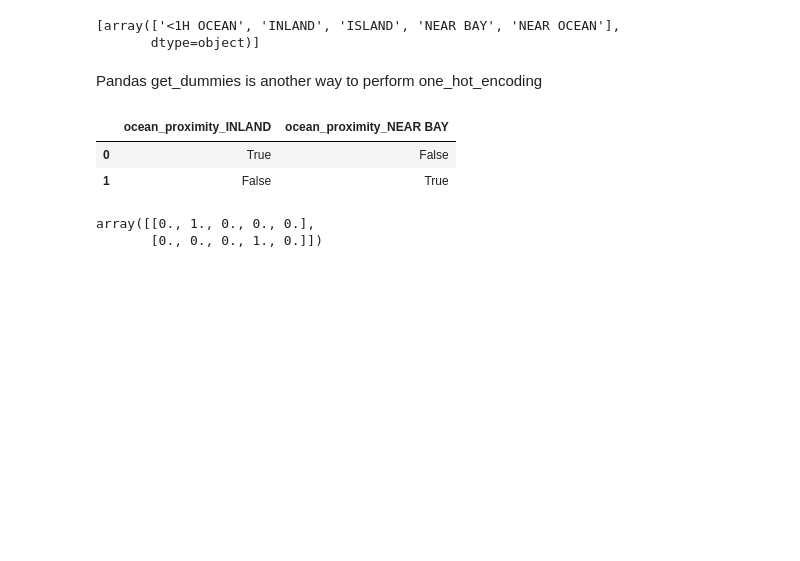
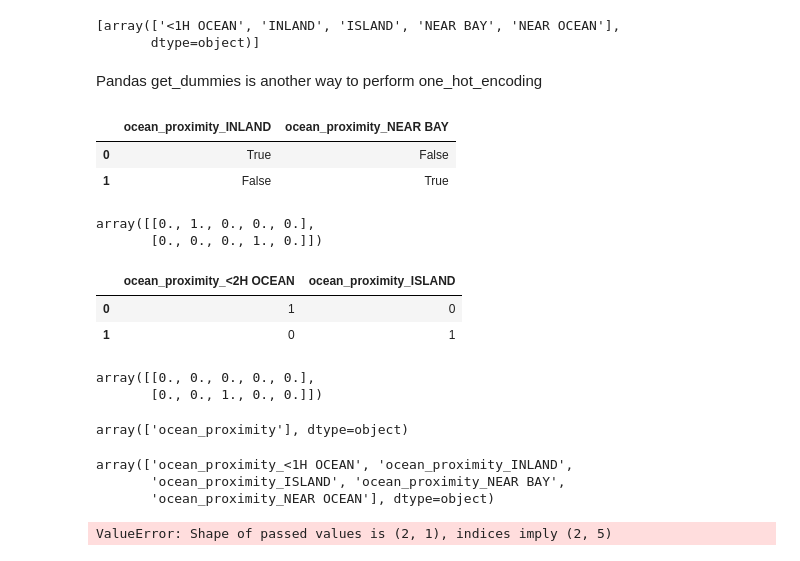
Before and after one commit to KennedyMungai/hands_on_machine_learning, a Jupyter notebook: california_housing_census_data.ipynb, the cells around one changed output. Cells and saved outputs as stored; diff of their text form; code cells hidden in the pictures; blank space fills up the shorter version.

```diff
--- a/california_housing_census_data.ipynb
+++ b/california_housing_census_data.ipynb
@@ -560,3 +560,34 @@ cat_encoder.transform(df_test).toarray()
 # %% [output]
 array([[0., 1., 0., 0., 0.],
        [0., 0., 0., 1., 0.]])
+# %%
+df_test_unknown = pd.DataFrame({'ocean_proximity': ['<2H OCEAN', 'ISLAND']})
+# %%
+pd.get_dummies(df_test_unknown, dtype=int)
+# %% [output]
+|  | ocean_proximity_<2H OCEAN | ocean_proximity_ISLAND |
+| 0 | 1 | 0 |
+| 1 | 0 | 1 |
+# %%
+cat_encoder.handle_unknown = 'ignore'
+cat_encoder.transform(df_test_unknown).toarray()
+# %% [output]
+array([[0., 0., 0., 0., 0.],
+       [0., 0., 1., 0., 0.]])
+# %%
+cat_encoder.feature_names_in_
+# %% [output]
+array(['ocean_proximity'], dtype=object)
+# %%
+cat_encoder.get_feature_names_out()
+# %% [output]
+array(['ocean_proximity_<1H OCEAN', 'ocean_proximity_INLAND',
+       'ocean_proximity_ISLAND', 'ocean_proximity_NEAR BAY',
+       'ocean_proximity_NEAR OCEAN'], dtype=object)
+# %%
+df_output = pd.DataFrame(cat_encoder.transform(df_test_unknown),
+                         columns=cat_encoder.get_feature_names_out(),
+                         index=df_test_unknown.index
+                         )
+# %% [output]
+ValueError: Shape of passed values is (2, 1), indices imply (2, 5)
```
